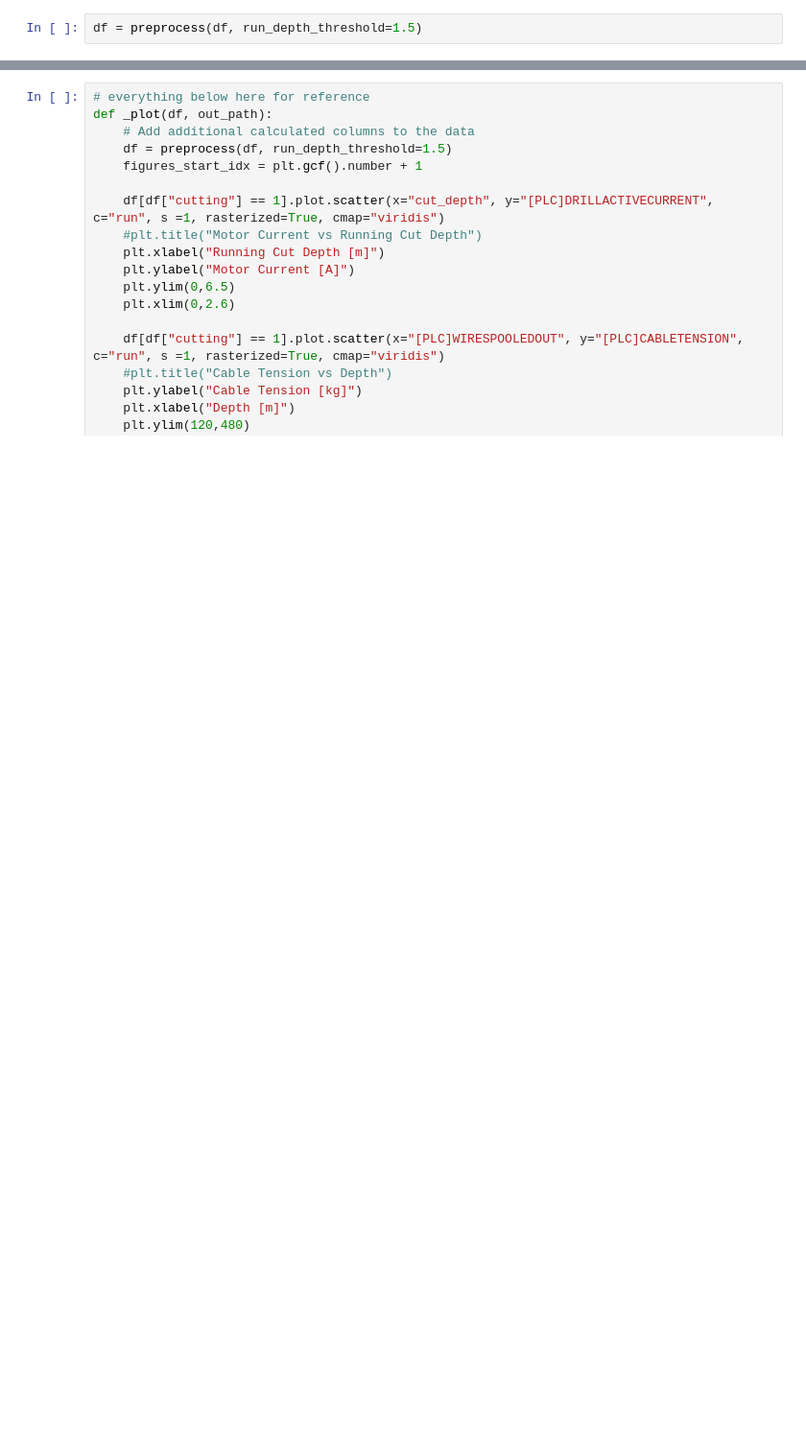
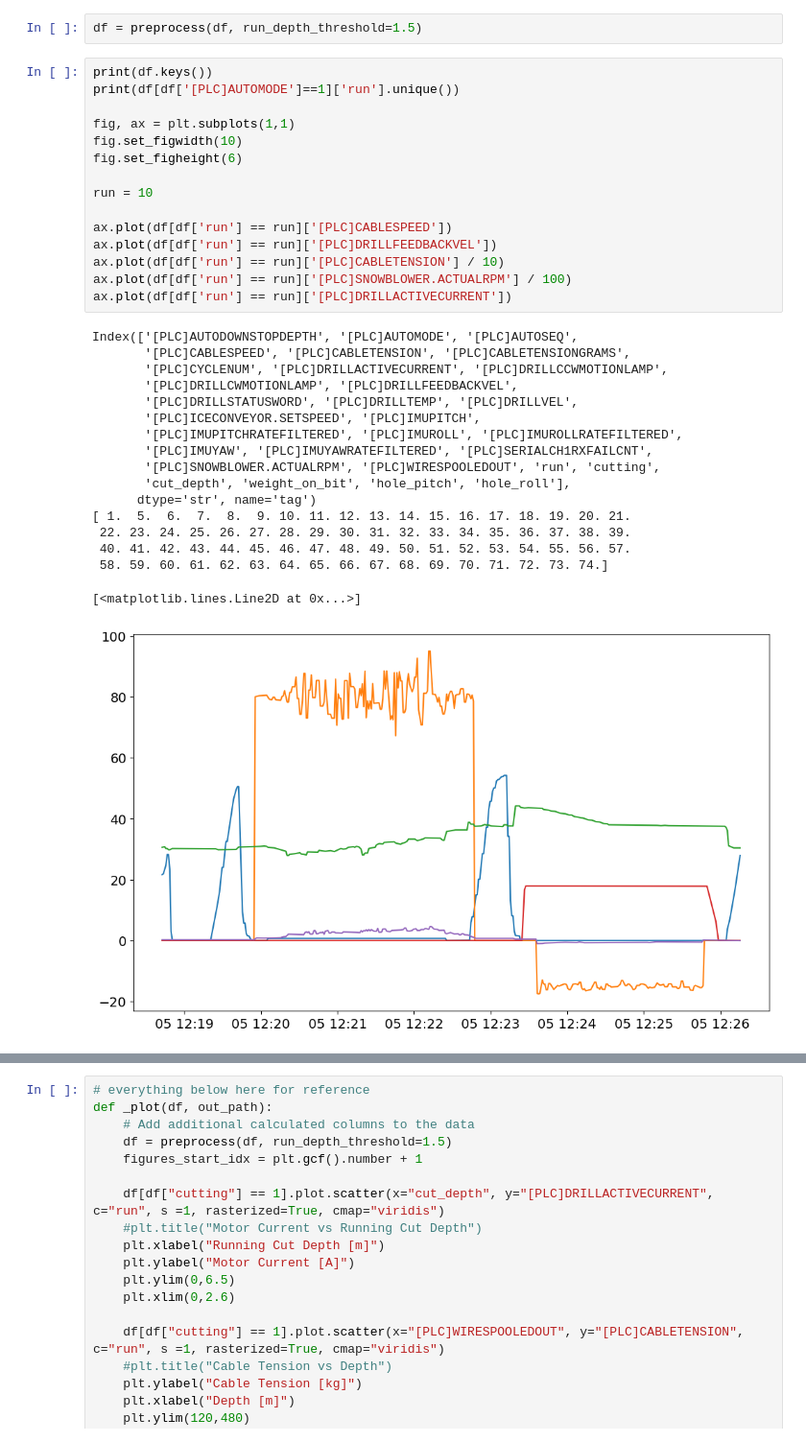
Before and after one commit to RNO-G/bigraid_log_reader, a Jupyter notebook: proceedings_notebook.ipynb, the cells around one changed output, grey strips where cells are left out. Shown at 96% size. Drawn from its saved outputs; the diff is of its cells as text; blank space fills up the shorter version.

```diff
--- a/proceedings_notebook.ipynb
+++ b/proceedings_notebook.ipynb
@@ -62,5 +63,38 @@ paper_plots/20240622_20240626.pdf
 # %%
 df = preprocess(df, run_depth_threshold=1.5)
+# %%
+print(df.keys())
+print(df[df['[PLC]AUTOMODE']==1]['run'].unique())
+
+fig, ax = plt.subplots(1,1)
+fig.set_figwidth(10)
+fig.set_figheight(6)
+
+run = 10
+
+ax.plot(df[df['run'] == run]['[PLC]CABLESPEED'])
+ax.plot(df[df['run'] == run]['[PLC]DRILLFEEDBACKVEL'])
+ax.plot(df[df['run'] == run]['[PLC]CABLETENSION'] / 10)
+ax.plot(df[df['run'] == run]['[PLC]SNOWBLOWER.ACTUALRPM'] / 100)
+ax.plot(df[df['run'] == run]['[PLC]DRILLACTIVECURRENT'])
+# %% [output]
+Index(['[PLC]AUTODOWNSTOPDEPTH', '[PLC]AUTOMODE', '[PLC]AUTOSEQ',
+       '[PLC]CABLESPEED', '[PLC]CABLETENSION', '[PLC]CABLETENSIONGRAMS',
+       '[PLC]CYCLENUM', '[PLC]DRILLACTIVECURRENT', '[PLC]DRILLCCWMOTIONLAMP',
+       '[PLC]DRILLCWMOTIONLAMP', '[PLC]DRILLFEEDBACKVEL',
+       '[PLC]DRILLSTATUSWORD', '[PLC]DRILLTEMP', '[PLC]DRILLVEL',
+       '[PLC]ICECONVEYOR.SETSPEED', '[PLC]IMUPITCH',
+       '[PLC]IMUPITCHRATEFILTERED', '[PLC]IMUROLL', '[PLC]IMUROLLRATEFILTERED',
+       '[PLC]IMUYAW', '[PLC]IMUYAWRATEFILTERED', '[PLC]SERIALCH1RXFAILCNT',
+       '[PLC]SNOWBLOWER.ACTUALRPM', '[PLC]WIRESPOOLEDOUT', 'run', 'cutting',
+       'cut_depth', 'weight_on_bit', 'hole_pitch', 'hole_roll'],
+      dtype='str', name='tag')
+[ 1.  5.  6.  7.  8.  9. 10. 11. 12. 13. 14. 15. 16. 17. 18. 19. 20. 21.
+ 22. 23. 24. 25. 26. 27. 28. 29. 30. 31. 32. 33. 34. 35. 36. 37. 38. 39.
+ 40. 41. 42. 43. 44. 45. 46. 47. 48. 49. 50. 51. 52. 53. 54. 55. 56. 57.
+ 58. 59. 60. 61. 62. 63. 64. 65. 66. 67. 68. 69. 70. 71. 72. 73. 74.]
+[<matplotlib.lines.Line2D at 0x...>]
+[figure, added]
 # %%
 fig, (ax1, ax2) = plt.subplots(1, 2, sharey=True)
 fig.set_figwidth(10)
```
Also changed, not shown: parts of 4 cells of this notebook, 1 other file.
